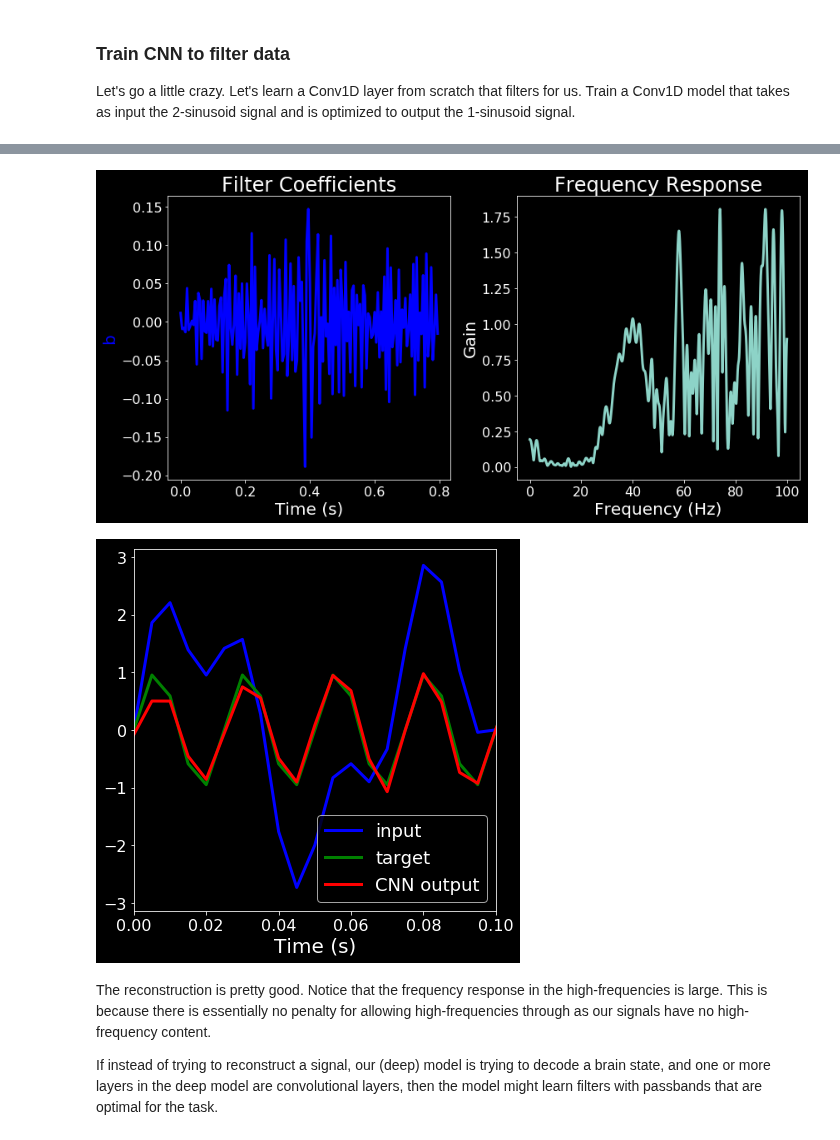
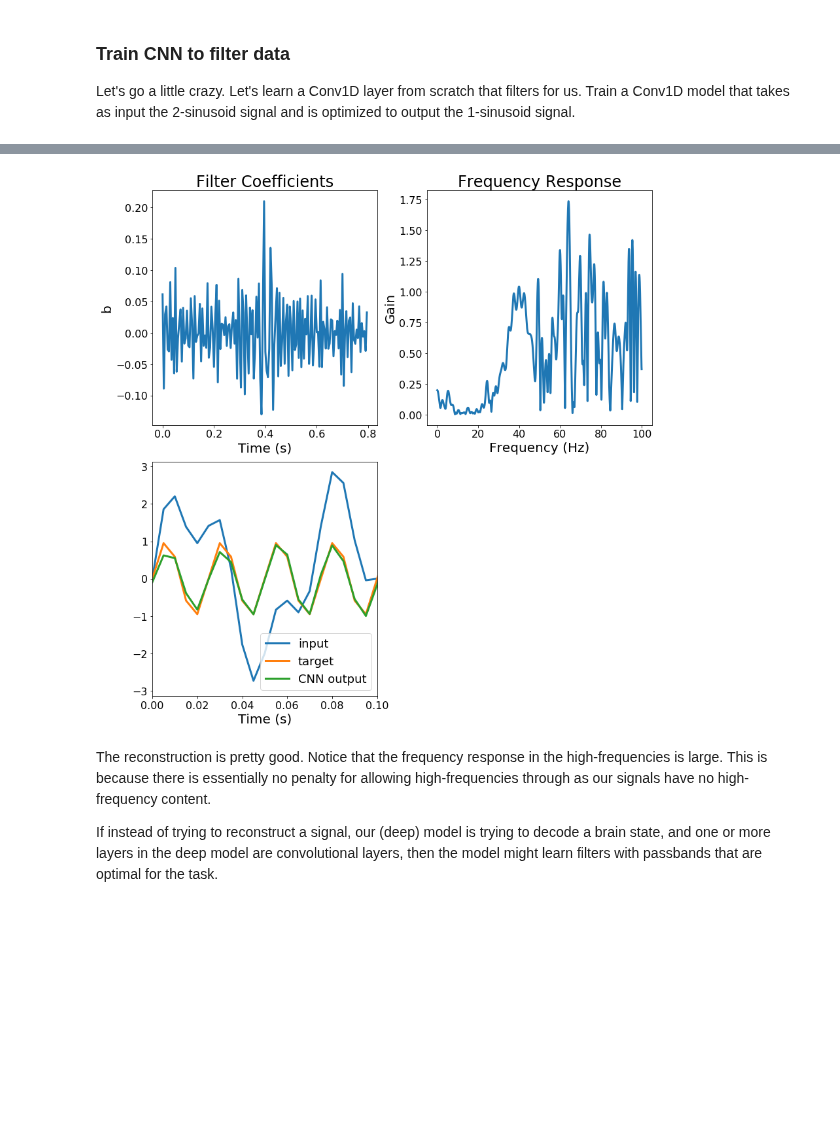
Before and after one commit to SachsLab/IntracranialNeurophysDL, a Jupyter notebook: notebooks/03_01_Intro_to_CNNs.ipynb, the cells around one changed output, grey strips where cells are left out. Cells and saved outputs as stored; diff of their text form; code cells hidden in the pictures; blank space fills up the shorter version.

```diff
--- a/notebooks/03_01_Intro_to_CNNs.ipynb
+++ b/notebooks/03_01_Intro_to_CNNs.ipynb
@@ -68,6 +66,9 @@ amps = [2.0, 1.0]     # Sinusoidal component amplitudes
 gstop = 65            # The minimum attenuation in the stopband (dB).
 bandwidth = 5         # Width of the filter transition region.
 filt_cuts = [35, 45]  # Filter corner frequencies (Hz)
+
+freqs = np.array(freqs)
+amps = np.array(amps)
 
 nyq = 0.5 * fs
 n_samples = int(dur * fs)
@@ -244,42 +245,41 @@ Epoch 5/5
 # %%
 coefs = model.layers[0].get_weights()[0].reshape(-1, 1)
 w, h = scipy.signal.freqz(coefs, 1.0, worN=2000)  # frequency response
 
 # Plot filter design
-plt.figure(figsize=(12, 6))
+plt.figure(figsize=(12, 12))
 
 # Filter coefficients
-ax1 = plt.subplot(1, 2, 1)
-ax1.plot(np.arange(len(coefs)) / fs, coefs, 'b')
+ax1 = plt.subplot(2, 2, 1)
+ax1.plot(np.arange(len(coefs)) / fs, coefs)
 ax1.set_xlabel('Time (s)')
-ax1.set_ylabel('b', color='b')
+ax1.set_ylabel('b')
 plt.title('Filter Coefficients')
 
 # Frequency response
-plt.subplot(1, 2, 2)
+plt.subplot(2, 2, 2)
 plt.plot((fs * 0.5 / np.pi) * w, abs(h))
 plt.xlabel('Frequency (Hz)')
 plt.ylabel('Gain')
 plt.title('Frequency Response')
 plt.tight_layout()
 
 # Plot signals
-plt.figure(figsize=(6, 6))
+plt.subplot(2, 2, 3)
 y = amps[1] * np.sin(2*np.pi*freqs[1]*t)
 x = amps[0] * np.sin(2*np.pi*freqs[0]*t) + y
 x_cnn = model.predict(x.reshape(-1, 1)[None,])
-plt.plot(t, x, 'b', label='input')
-plt.plot(t, y, 'g', label='target')
-plt.plot(t, x_cnn.reshape(-1,), 'r', label='CNN output')
+plt.plot(t, x, color='C0', label='input')
+plt.plot(t, y, color='C1', label='target')
+plt.plot(t, x_cnn.reshape(-1,), color='C2', label='CNN output')
 plt.xlabel('Time (s)')
 plt.xlim([0, 0.1])
 plt.legend(loc='lower right')
 
 plt.tight_layout()
 plt.show()
 # %% [output]
-[figure, old version]
+[figure, new version]
-[figure, removed]
 # %% [markdown]
 The reconstruction is pretty good. Notice that the frequency response in the high-frequencies is large.
 This is because there is essentially no penalty for allowing high-frequencies through as our signals have no high-frequency content.
```
Also changed, not shown: parts of 11 cells of this notebook, 1 other file.
